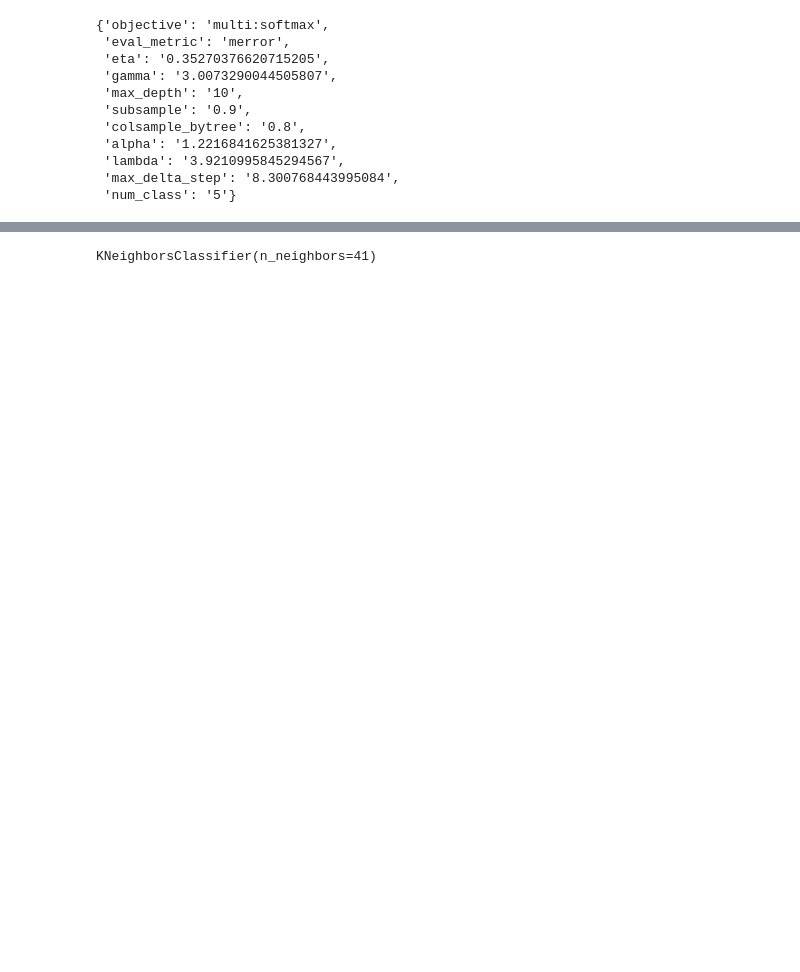
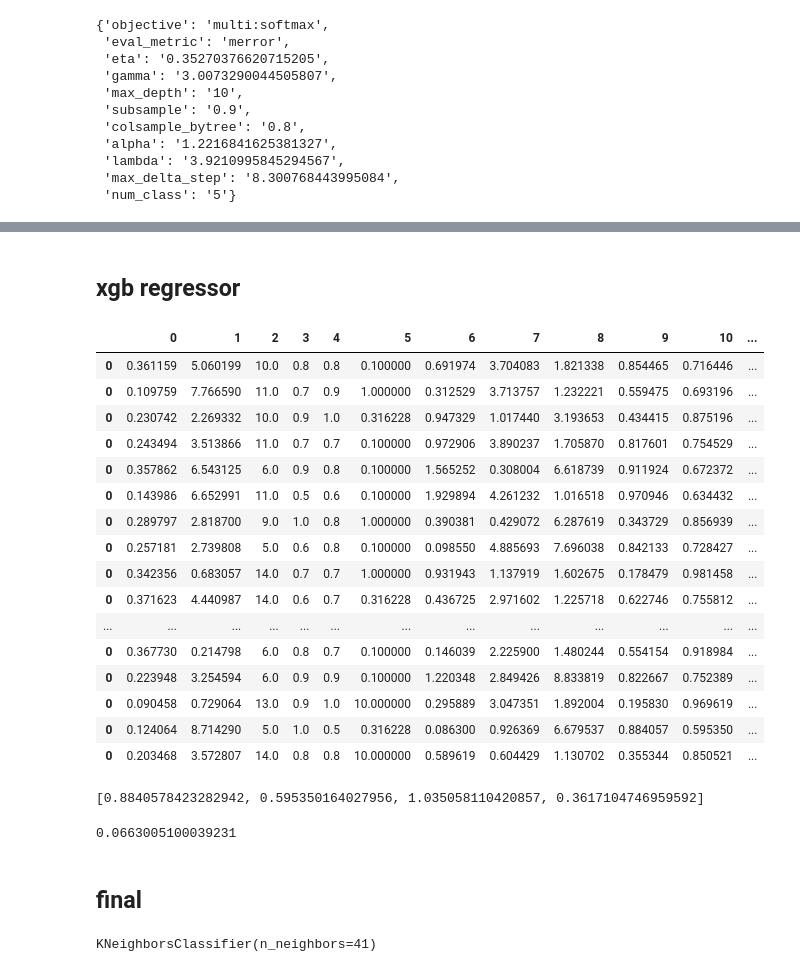
Before and after one commit to kabalce/recommender_NLP, a Jupyter notebook: final_notebook.ipynb, the cells around one changed output, grey strips where cells are left out. Cells and saved outputs as stored; diff of their text form; code cells hidden in the pictures; blank space fills up the shorter version.

```diff
--- a/final_notebook.ipynb
+++ b/final_notebook.ipynb
@@ -502,0 +519,46 @@ np.mean(xgb_model.predict(data_train[:, 1:]) + 1 == data_train[:, 0])
+# %% [markdown]
+## xgb regressor
+# %%
+def reg_get_random_params():
+    return {
+        "eta": random.uniform(0.05, 0.4),
+        "gamma": random.uniform(0, 10),
+        "max_depth":random.choice([i for i in range(4, 15)]),
+        "subsample": random.choice([i/10 for i in range(5, 11)]),
+        "colsample_bytree": random.choice([i/10 for i in range(5, 11)]),
+        "scale_pos_weight": 10**random.choice([-1, -0.5, 0, 0.5, 1]),
+        "alpha": random.uniform(0, 2),
+        "lambda": random.uniform(0.1, 5),
+        "max_delta_step": 10**random.uniform(0,  1)
+    }
+# %%
+rres = pd.DataFrame()
+for  i in range(20):
+    params =  reg_get_random_params()
+    reg = xgb.XGBRegressor(**params)
+    reg.fit(data_nlp[:, 1:], data_nlp[:, :1])
+    tr = np.mean((reg.predict(data_nlp[:, 1:]) - data_nlp[:, 0] )**2)**0.5
+    te = np.mean((reg.predict(data_train[:, 1:]) - data_train[:, 0])**2)**0.5
+    tr_acc = np.mean(np.round(reg.predict(data_nlp[:, 1:])) == data_nlp[:, 0] )
+    te_acc = np.mean(np.round(reg.predict(data_train[:, 1:])) == data_train[:, 0])
+    rres = rres.append(pd.DataFrame(np.concatenate((np.array([i for i in params.values()]), np.array([tr, tr_acc, te, te_acc])))).transpose())
+with pd.option_context('display.max_rows', None, 'display.max_columns', None):  # more options can be specified also
+    display(rres)
+# %% [output]
+|  | 0 | 1 | 2 | 3 | 4 | 5 | 6 | 7 | 8 | 9 | 10 | ... |
+| 0 | 0.361159 | 5.060199 | 10.0 | 0.8 | 0.8 | 0.100000 | 0.691974 | 3.704083 | 1.821338 | 0.854465 | 0.716446 | ... |
+| 0 | 0.109759 | 7.766590 | 11.0 | 0.7 | 0.9 | 1.000000 | 0.312529 | 3.713757 | 1.232221 | 0.559475 | 0.693196 | ... |
+| 0 | 0.230742 | 2.269332 | 10.0 | 0.9 | 1.0 | 0.316228 | 0.947329 | 1.017440 | 3.193653 | 0.434415 | 0.875196 | ... |
+| 0 | 0.243494 | 3.513866 | 11.0 | 0.7 | 0.7 | 0.100000 | 0.972906 | 3.890237 | 1.705870 | 0.817601 | 0.754529 | ... |
+| 0 | 0.357862 | 6.543125 | 6.0 | 0.9 | 0.8 | 0.100000 | 1.565252 | 0.308004 | 6.618739 | 0.911924 | 0.672372 | ... |
+| 0 | 0.143986 | 6.652991 | 11.0 | 0.5 | 0.6 | 0.100000 | 1.929894 | 4.261232 | 1.016518 | 0.970946 | 0.634432 | ... |
+| 0 | 0.289797 | 2.818700 | 9.0 | 1.0 | 0.8 | 1.000000 | 0.390381 | 0.429072 | 6.287619 | 0.343729 | 0.856939 | ... |
+| 0 | 0.257181 | 2.739808 | 5.0 | 0.6 | 0.8 | 0.100000 | 0.098550 | 4.885693 | 7.696038 | 0.842133 | 0.728427 | ... |
+| 0 | 0.342356 | 0.683057 | 14.0 | 0.7 | 0.7 | 1.000000 | 0.931943 | 1.137919 | 1.602675 | 0.178479 | 0.981458 | ... |
+| 0 | 0.371623 | 4.440987 | 14.0 | 0.6 | 0.7 | 0.316228 | 0.436725 | 2.971602 | 1.225718 | 0.622746 | 0.755812 | ... |
+| ... | ... | ... | ... | ... | ... | ... | ... | ... | ... | ... | ... | ... |
+| 0 | 0.367730 | 0.214798 | 6.0 | 0.8 | 0.7 | 0.100000 | 0.146039 | 2.225900 | 1.480244 | 0.554154 | 0.918984 | ... |
+| 0 | 0.223948 | 3.254594 | 6.0 | 0.9 | 0.9 | 0.100000 | 1.220348 | 2.849426 | 8.833819 | 0.822667 | 0.752389 | ... |
+| 0 | 0.090458 | 0.729064 | 13.0 | 0.9 | 1.0 | 10.000000 | 0.295889 | 3.047351 | 1.892004 | 0.195830 | 0.969619 | ... |
+| 0 | 0.124064 | 8.714290 | 5.0 | 1.0 | 0.5 | 0.316228 | 0.086300 | 0.926369 | 6.679537 | 0.884057 | 0.595350 | ... |
+| 0 | 0.203468 | 3.572807 | 14.0 | 0.8 | 0.8 | 10.000000 | 0.589619 | 0.604429 | 1.130702 | 0.355344 | 0.850521 | ... |
@@ -503 +584,11 @@ np.mean(xgb_model.predict(data_train[:, 1:]) + 1 == data_train[:, 0])
+# %%
+[tr, tr_acc, te, te_acc]
+# %% [output]
+[0.8840578423282942, 0.595350164027956, 1.035058110420857, 0.3617104746959592]
+# %%
+np.mean((reg.predict(data_train[:, 1:]) - data_train[:, 0]) > 1.5)
+# %% [output]
+0.0663005100039231
+# %% [markdown]
+## final
 # %%
```
Also changed, not shown: parts of 20 cells of this notebook.
